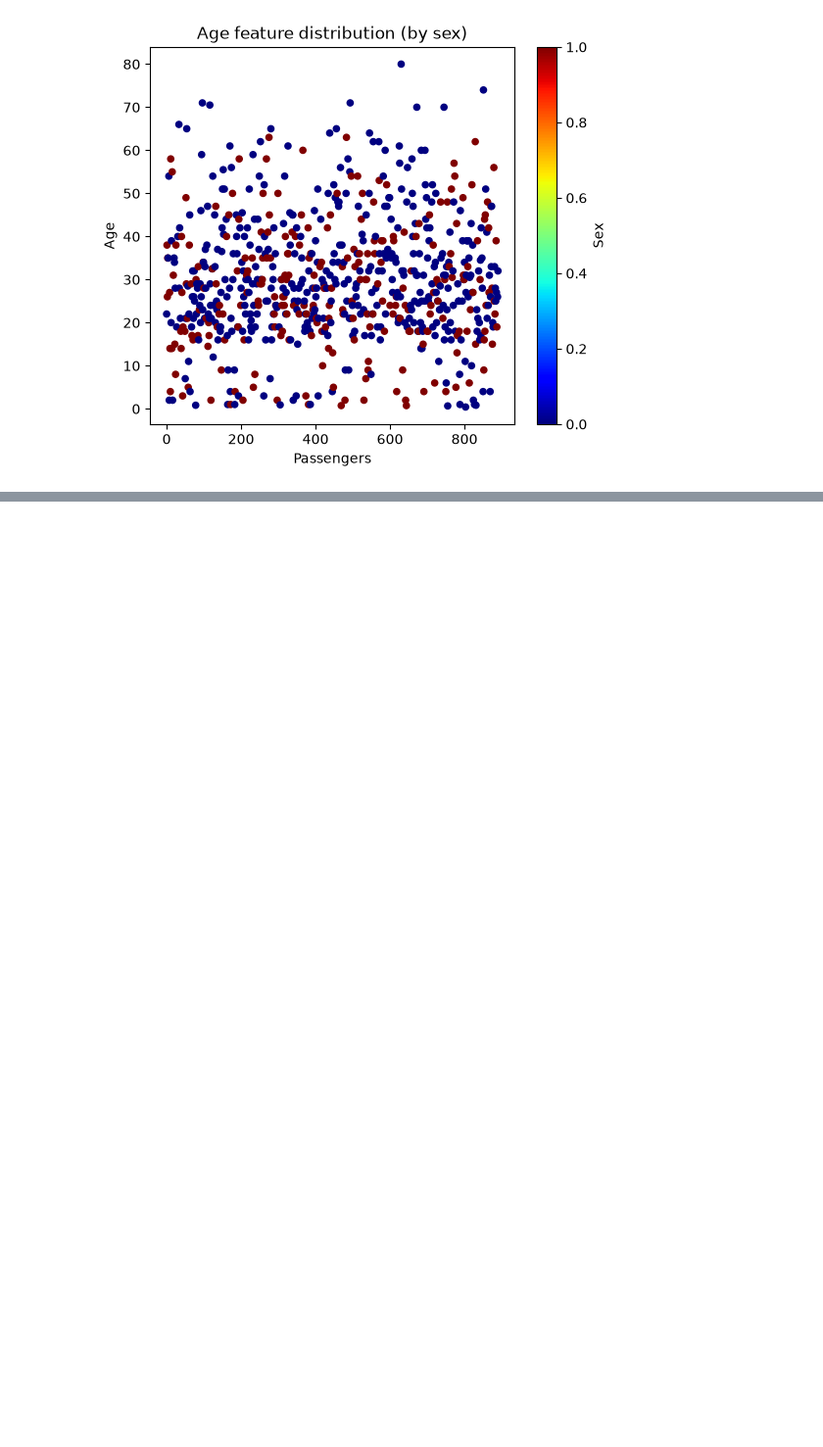
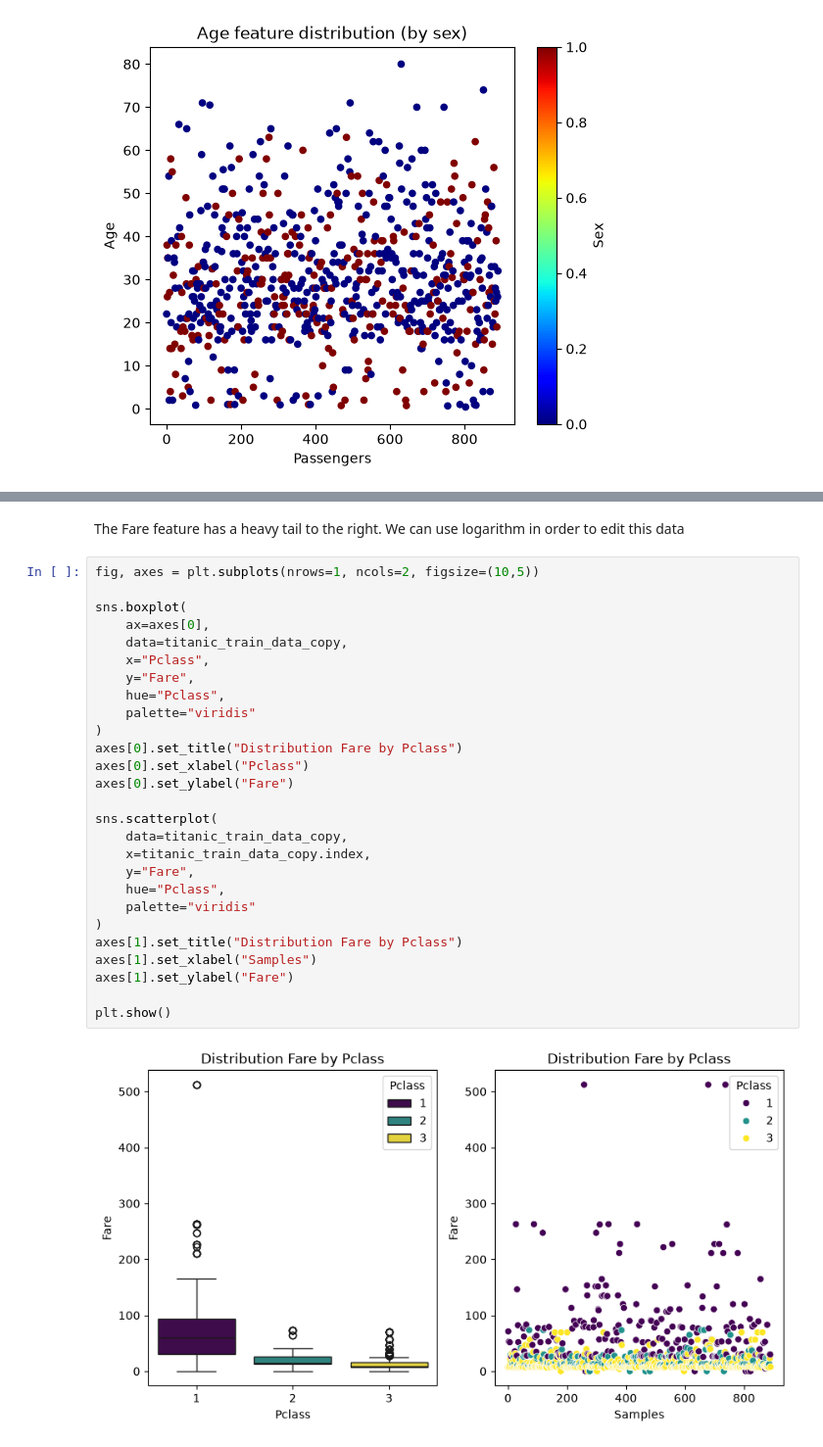
Before and after one commit to SpaceMakerc/Titanic---Machine-Learning-from-Disaster, a Jupyter notebook: titanic.ipynb, the cells around one changed output, grey strips where cells are left out. Shown at 98% size. Cells and saved outputs as stored; diff of their text form; blank space fills up the shorter version.

```diff
--- a/titanic.ipynb
+++ b/titanic.ipynb
@@ -244,0 +264,31 @@ age_pipeline = make_pipeline(
+# %% [markdown]
+The Fare feature has a heavy tail to the right. We can use logarithm in order to edit this data
+# %%
+fig, axes = plt.subplots(nrows=1, ncols=2, figsize=(10,5))
+
+sns.boxplot(
+    ax=axes[0],
+    data=titanic_train_data_copy,
+    x="Pclass",
+    y="Fare",
+    hue="Pclass",
+    palette="viridis"
+)
+axes[0].set_title("Distribution Fare by Pclass")
+axes[0].set_xlabel("Pclass")
+axes[0].set_ylabel("Fare")
+
+sns.scatterplot(
+    data=titanic_train_data_copy,
+    x=titanic_train_data_copy.index,
+    y="Fare",
+    hue="Pclass",
+    palette="viridis"
+)
+axes[1].set_title("Distribution Fare by Pclass")
+axes[1].set_xlabel("Samples")
+axes[1].set_ylabel("Fare")
+
+plt.show()
+# %% [output]
+[figure, added]
```
Also changed, not shown: parts of 11 cells of this notebook.
